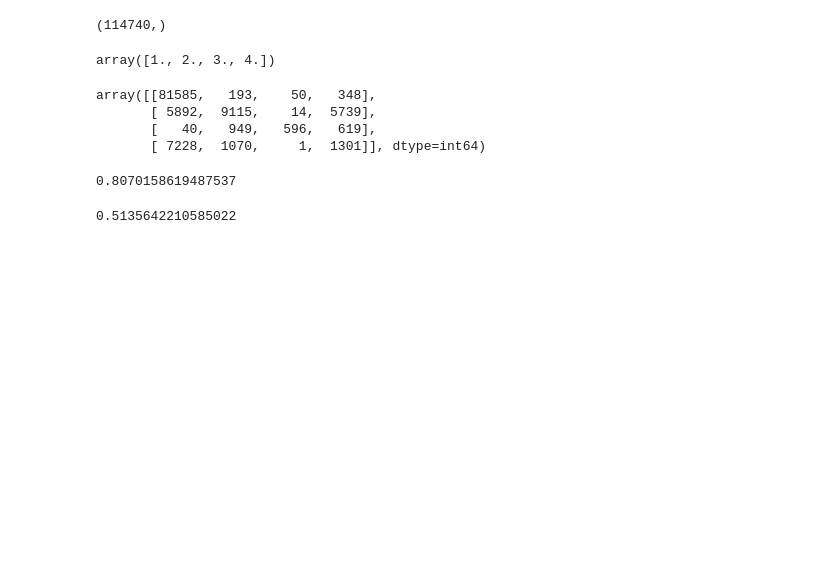
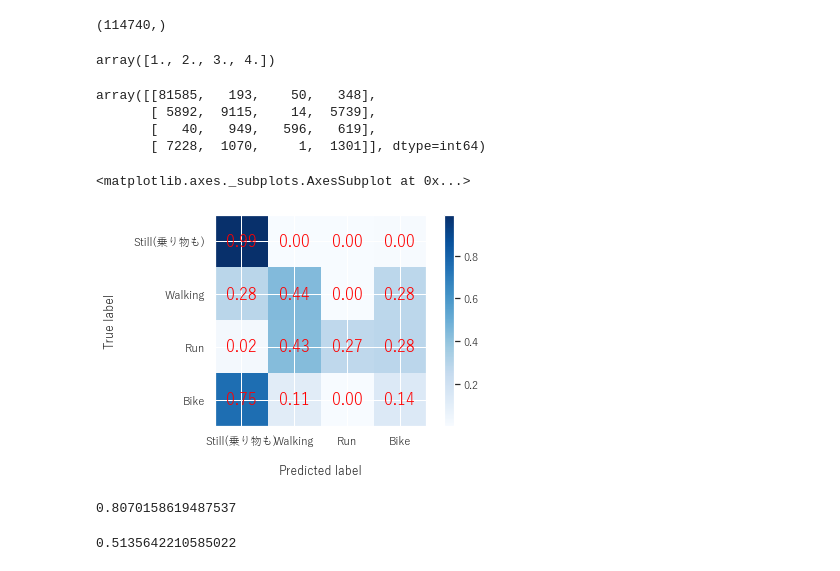
Before and after one commit to nekketsu2010/SHL2020, a Jupyter notebook: Notebook/大山研手法withXGBoost.ipynb, the cells around one changed output. Cells and saved outputs as stored; diff of their text form; code cells hidden in the pictures; blank space fills up the shorter version.

```diff
--- a/Notebook/大山研手法withXGBoost.ipynb
+++ b/Notebook/大山研手法withXGBoost.ipynb
@@ -242,6 +281,11 @@ array([[81585,   193,    50,   348],
        [ 5892,  9115,    14,  5739],
        [   40,   949,   596,   619],
        [ 7228,  1070,     1,  1301]], dtype=int64)
+# %%
+plot_confusion_matrix(Y_val, val_predict, class_names, True)
+# %% [output]
+<matplotlib.axes._subplots.AxesSubplot at 0x...>
+[figure, added]
 # %%
 accuracy = accuracy_score(Y_val, val_predict)
 accuracy
```
Also changed, not shown: parts of 5 cells of this notebook, 1 other file.
